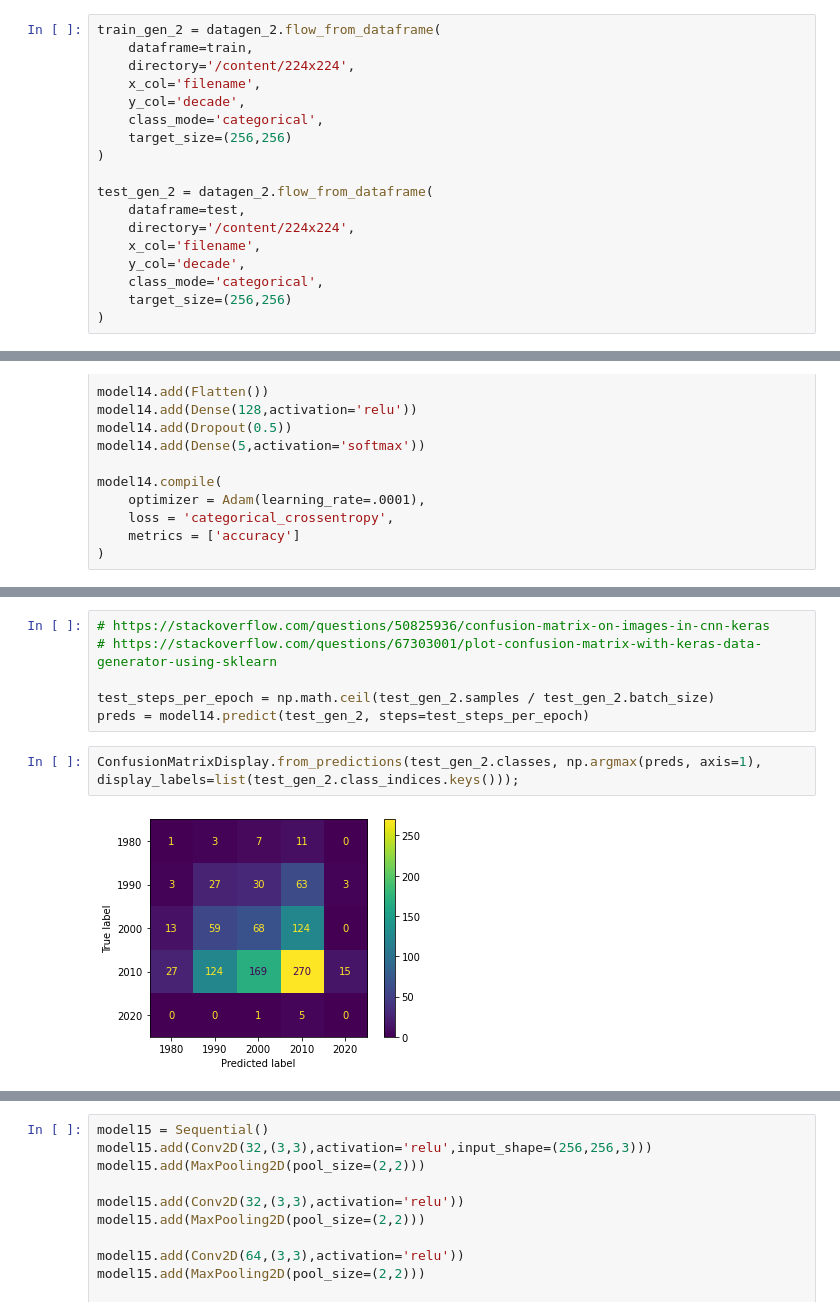
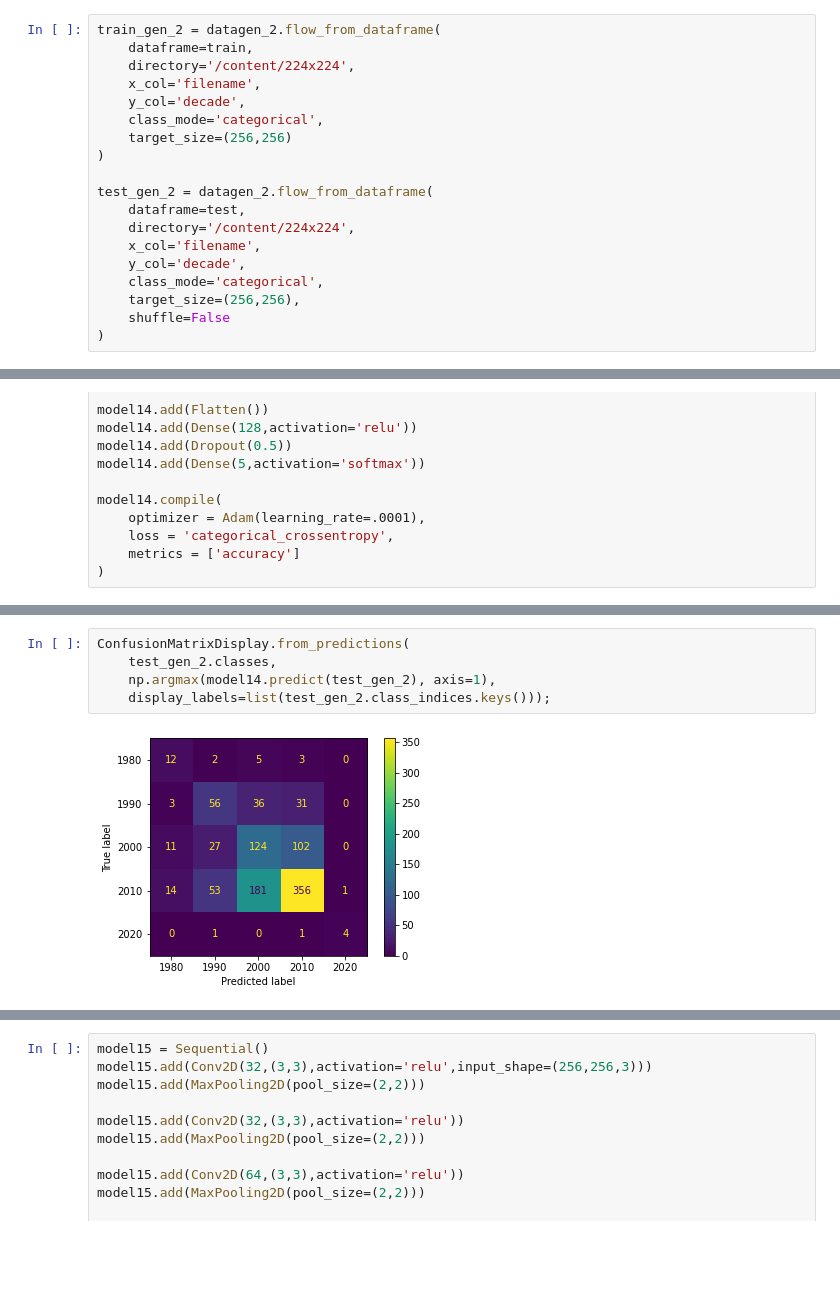
Before and after one commit to jpetersen626/book_cover_classification, a Jupyter notebook: code/04_Modeling_Decade.ipynb, the cells around one changed output, grey strips where cells are left out. Cells and saved outputs as stored; diff of their text form; blank space fills up the shorter version.

```diff
--- a/code/04_Modeling_Decade.ipynb
+++ b/code/04_Modeling_Decade.ipynb
@@ -888,7 +941,8 @@ test_gen_2 = datagen_2.flow_from_dataframe(
     x_col='filename',
     y_col='decade',
     class_mode='categorical',
-    target_size=(256,256)
+    target_size=(256,256),
+    shuffle=False
 )
 # %% [output]
 Found 9117 validated image filenames belonging to 5 classes.
@@ -1008,10 +1069,7 @@ Epoch 20: early stopping
-# %%
-# https://stackoverflow.com/questions/50825936/confusion-matrix-on-images-in-cnn-keras
-# https://stackoverflow.com/questions/67303001/plot-confusion-matrix-with-keras-data-generator-using-sklearn
-
-test_steps_per_epoch = np.math.ceil(test_gen_2.samples / test_gen_2.batch_size)
-preds = model14.predict(test_gen_2, steps=test_steps_per_epoch)
 # %%
-ConfusionMatrixDisplay.from_predictions(test_gen_2.classes, np.argmax(preds, axis=1), display_labels=list(test_gen_2.class_indices.keys()));
+ConfusionMatrixDisplay.from_predictions(
+    test_gen_2.classes,
+    np.argmax(model14.predict(test_gen_2), axis=1),
+    display_labels=list(test_gen_2.class_indices.keys()));
 # %% [output]
-[figure, old version]
+[figure, new version]
```
Also changed, not shown: parts of 91 cells of this notebook.
